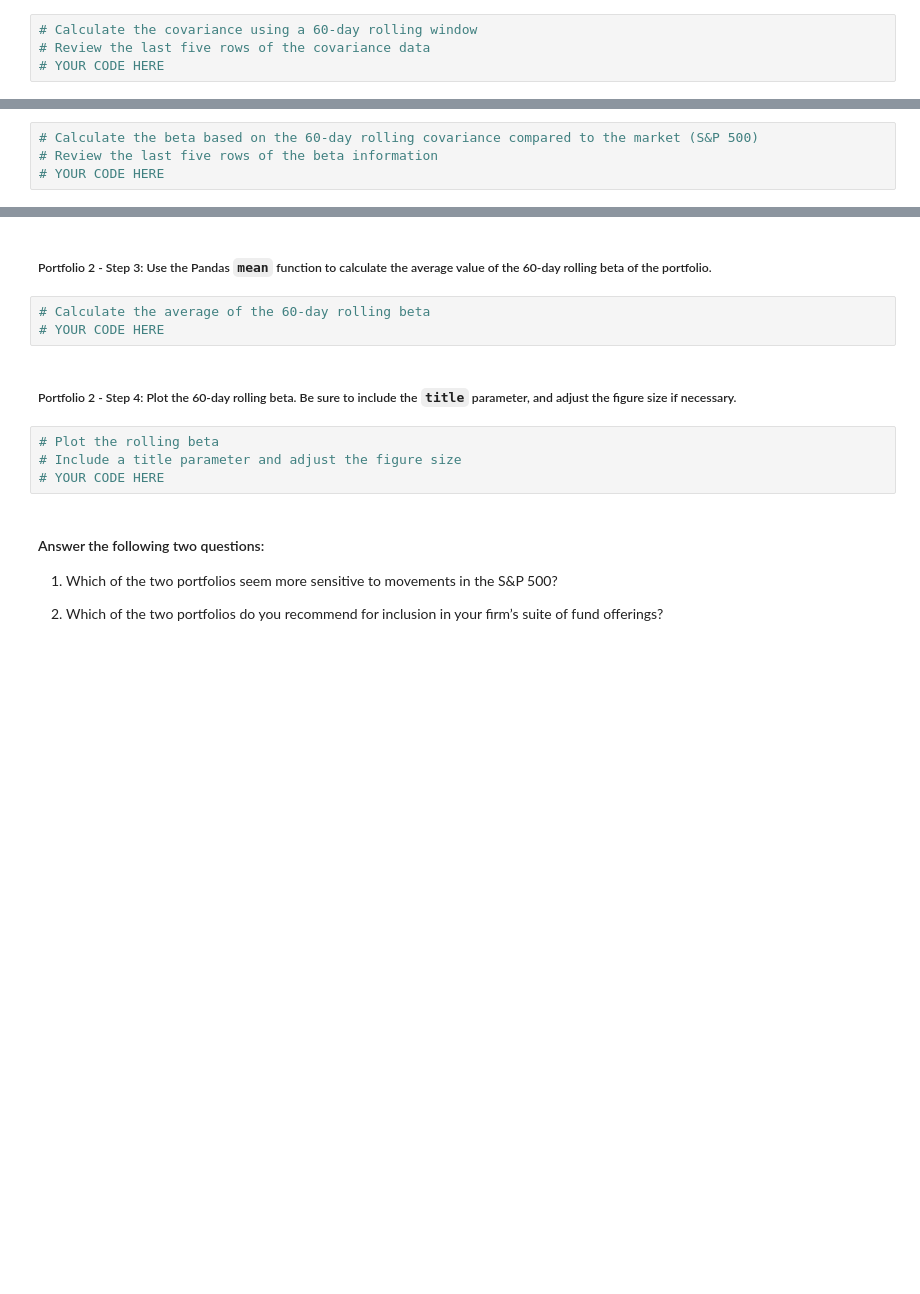
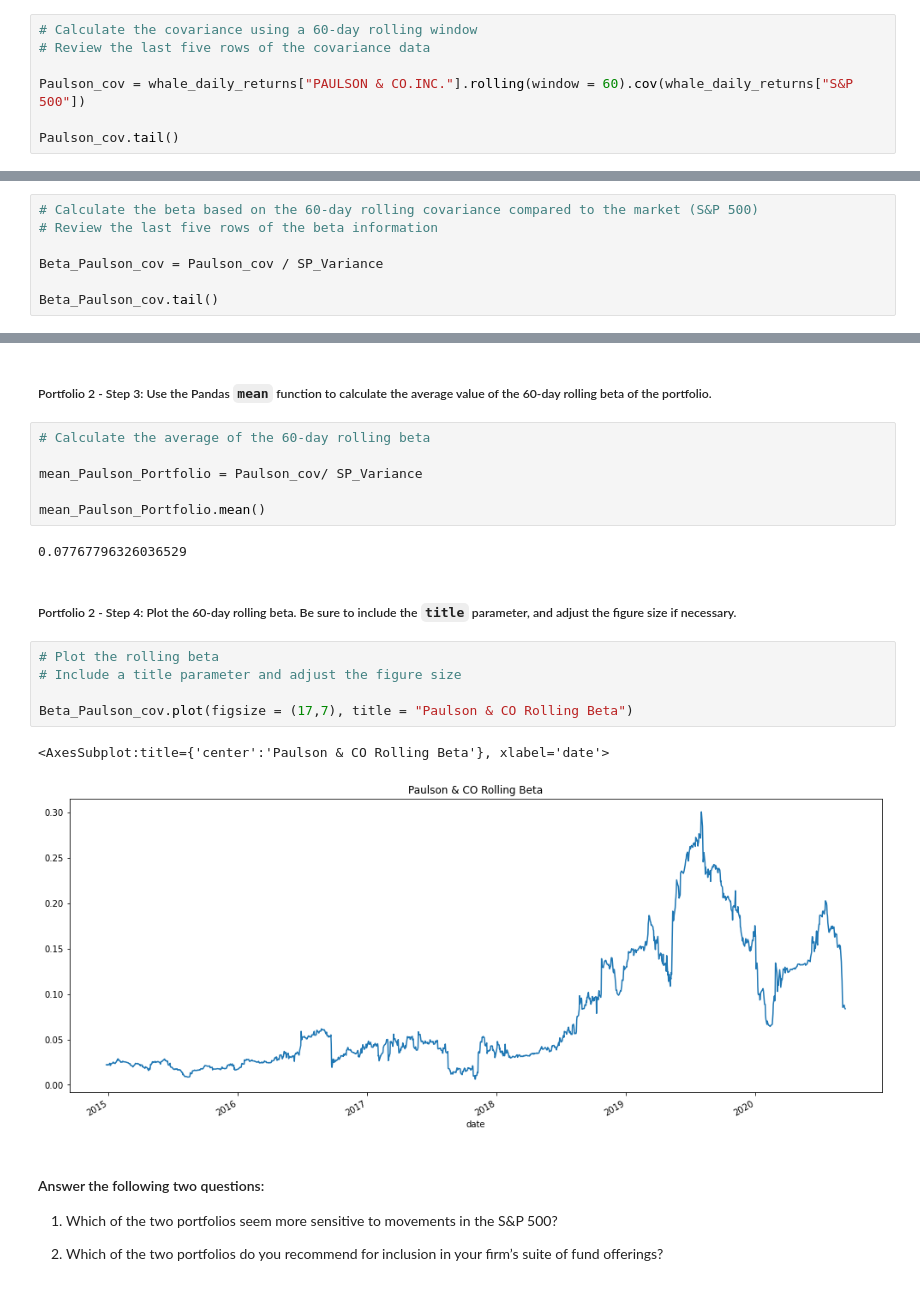
Before and after one commit to mbfm24/Analyzing_Portfolio_Risk_and_Return_Challenge, a Jupyter notebook: risk_return_analysis.ipynb, the cells around one changed output, grey strips where cells are left out. Saved outputs shown, nothing was run; the diff lists cells and outputs as text; blank space fills up the shorter version.

```diff
--- a/risk_return_analysis.ipynb
+++ b/risk_return_analysis.ipynb
@@ -430,4 +461,7 @@ Name: S&P 500, dtype: float64
 # %%
 # Calculate the covariance using a 60-day rolling window
 # Review the last five rows of the covariance data
-# YOUR CODE HERE
+
+Paulson_cov = whale_daily_returns["PAULSON & CO.INC."].rolling(window = 60).cov(whale_daily_returns["S&P 500"])
+
+Paulson_cov.tail()
@@ -436,4 +478,7 @@ Name: S&P 500, dtype: float64
 # %%
 # Calculate the beta based on the 60-day rolling covariance compared to the market (S&P 500)
 # Review the last five rows of the beta information
-# YOUR CODE HERE
+
+Beta_Paulson_cov = Paulson_cov / SP_Variance
+
+Beta_Paulson_cov.tail()
@@ -441,13 +494,22 @@ Name: S&P 500, dtype: float64
 ##### Portfolio 2 - Step 3: Use the Pandas `mean` function to calculate the average value of the 60-day rolling beta of the portfolio.
 # %%
 # Calculate the average of the 60-day rolling beta
-# YOUR CODE HERE
+
+mean_Paulson_Portfolio = Paulson_cov/ SP_Variance
+
+mean_Paulson_Portfolio.mean()
+# %% [output]
+0.07767796326036529
 # %% [markdown]
 ##### Portfolio 2 - Step 4: Plot the 60-day rolling beta. Be sure to include the `title` parameter, and adjust the figure size if necessary.
 # %%
 # Plot the rolling beta
 # Include a title parameter and adjust the figure size
-# YOUR CODE HERE
+
+Beta_Paulson_cov.plot(figsize = (17,7), title = "Paulson & CO Rolling Beta")
+# %% [output]
+<AxesSubplot:title={'center':'Paulson & CO Rolling Beta'}, xlabel='date'>
+[figure, added]
 # %% [markdown]
 #### Answer the following two questions:
 
```
Also changed, not shown: parts of 8 cells of this notebook, 1 other file.
